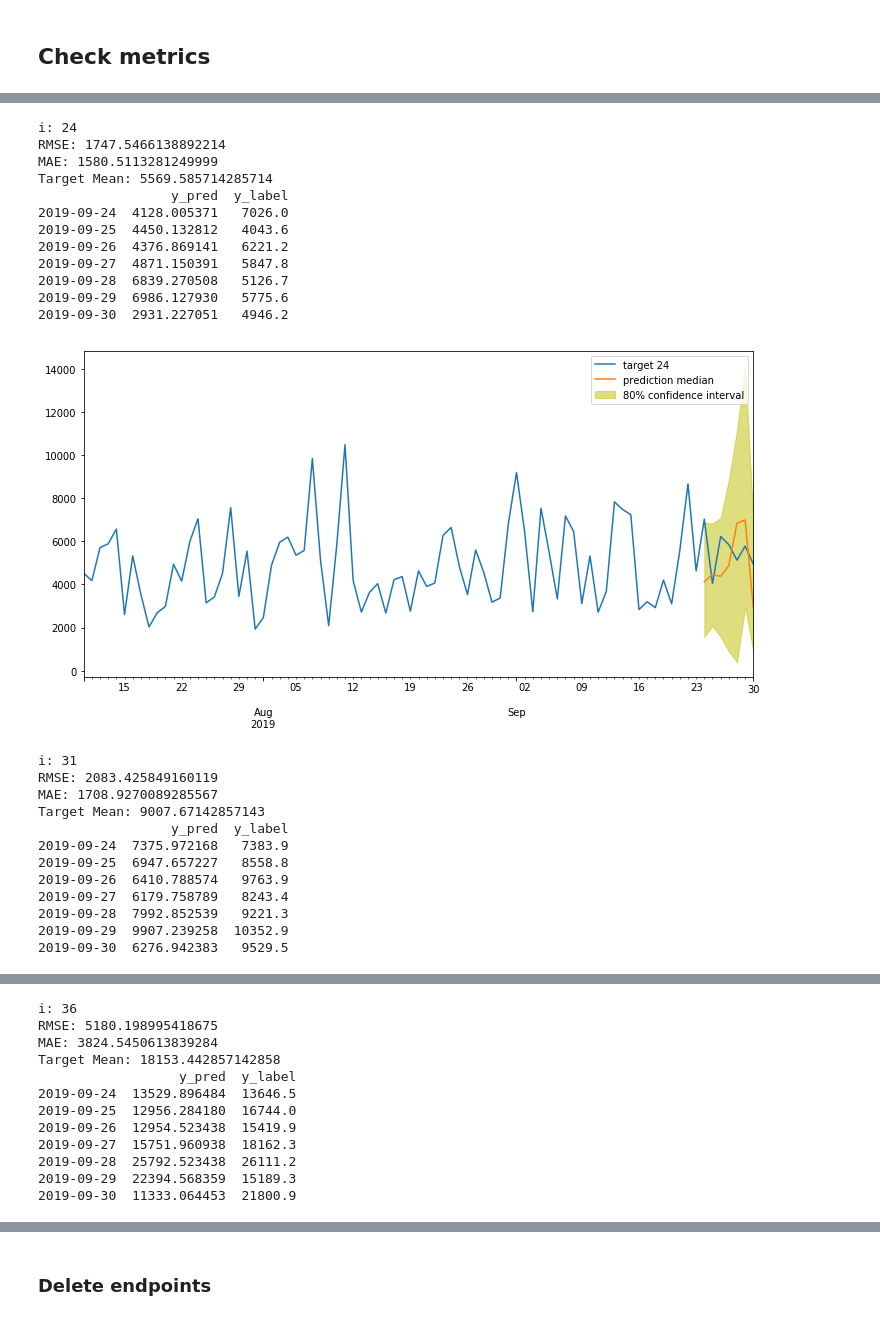
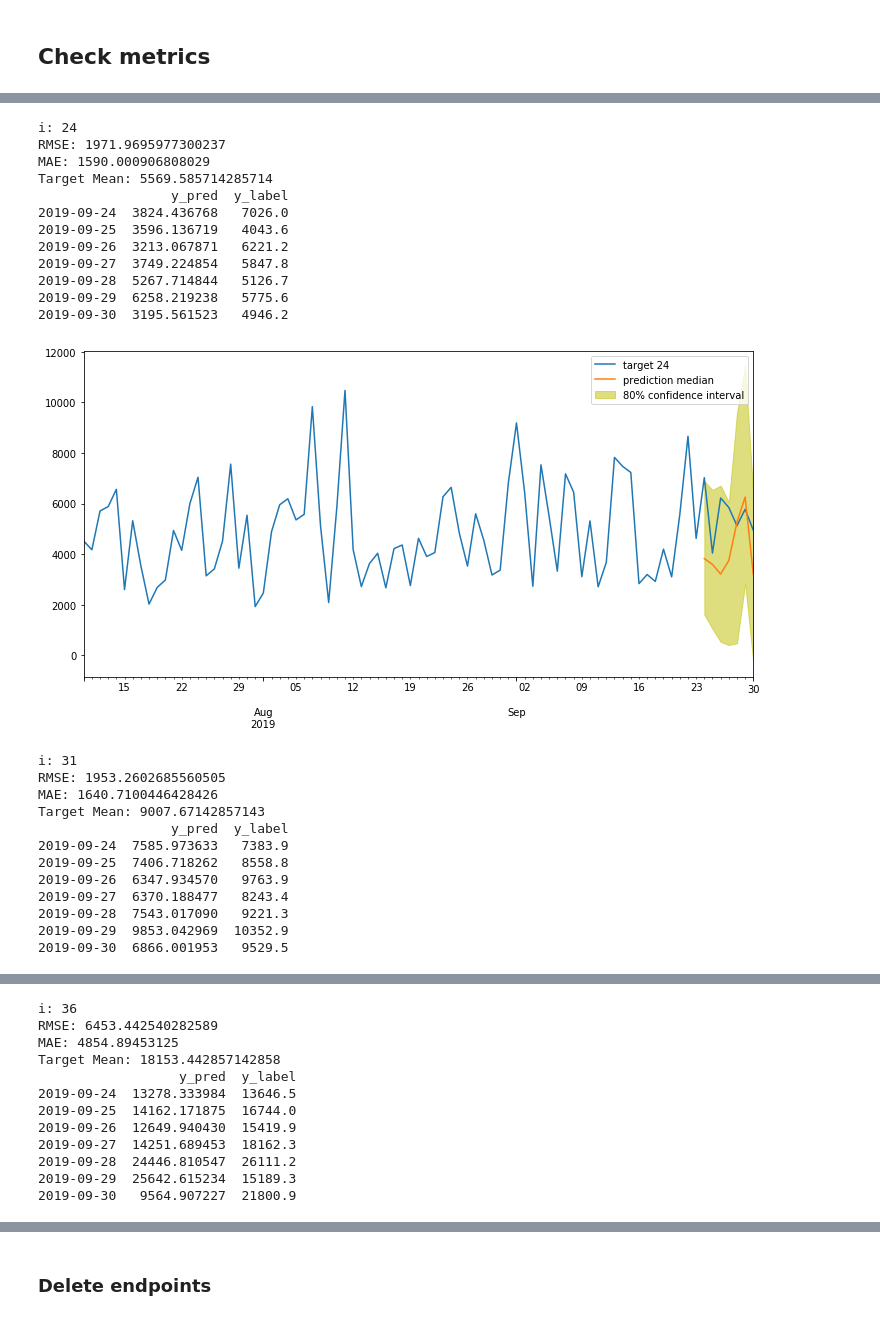
Before and after one commit to snowolf/lab_ts_forecast, a Jupyter notebook: 3-DeepAR.ipynb, the cells around one changed output, grey strips where cells are left out. Saved outputs shown, nothing was run; the diff lists cells and outputs as text; code cells hidden in the pictures.

```diff
--- a/3-DeepAR.ipynb
+++ b/3-DeepAR.ipynb
@@ -520,7 +524,8 @@ Print sample site stores prediction result, you can print more if you want.
 %%time
 from sklearn import metrics
 
-def show_metrics(sample_sites, target_quantile='0.5'):
+def show_metrics(sample_sites, pred_result, target_quantile='0.5'):
+    preds = pred_result
     for i in sample_sites:  # TODO len(timeseries)
         if preds[i] is None:
             continue
@@ -546,6 +551,6 @@ def show_metrics(sample_sites, target_quantile='0.5'):
         plt.legend()
         plt.show()
 
-show_metrics(sample_sites, target_quantile='0.5')
+show_metrics(sample_sites, preds, target_quantile='0.5')
 # %% [output]
 i: 24
@@ -902,30 +922,30 @@ df_new.to_csv("data/deepar-new-features-predict-result.csv")
 # %%
 %%time
 
-show_metrics( sample_sites, target_quantile='0.5')
+show_metrics( sample_sites, preds_new, target_quantile='0.5')
 # %% [output]
 i: 24
-RMSE: 1747.5466138892214
-MAE: 1580.5113281249999
+RMSE: 1971.9695977300237
+MAE: 1590.000906808029
 Target Mean: 5569.585714285714
                  y_pred  y_label
-2019-09-24  4128.005371   7026.0
-2019-09-25  4450.132812   4043.6
-2019-09-26  4376.869141   6221.2
-2019-09-27  4871.150391   5847.8
-2019-09-28  6839.270508   5126.7
-2019-09-29  6986.127930   5775.6
-2019-09-30  2931.227051   4946.2
+2019-09-24  3824.436768   7026.0
+2019-09-25  3596.136719   4043.6
+2019-09-26  3213.067871   6221.2
+2019-09-27  3749.224854   5847.8
+2019-09-28  5267.714844   5126.7
+2019-09-29  6258.219238   5775.6
+2019-09-30  3195.561523   4946.2
-[figure, old version]
+[figure, new version]
 i: 31
-RMSE: 2083.425849160119
-MAE: 1708.9270089285567
+RMSE: 1953.2602685560505
+MAE: 1640.7100446428426
 Target Mean: 9007.67142857143
                  y_pred  y_label
-2019-09-24  7375.972168   7383.9
-2019-09-25  6947.657227   8558.8
-2019-09-26  6410.788574   9763.9
-2019-09-27  6179.758789   8243.4
-2019-09-28  7992.852539   9221.3
-2019-09-29  9907.239258  10352.9
-2019-09-30  6276.942383   9529.5
+2019-09-24  7585.973633   7383.9
+2019-09-25  7406.718262   8558.8
+2019-09-26  6347.934570   9763.9
+2019-09-27  6370.188477   8243.4
+2019-09-28  7543.017090   9221.3
+2019-09-29  9853.042969  10352.9
+2019-09-30  6866.001953   9529.5
@@ -933,12 +953,12 @@ Target Mean: 9007.67142857143
 i: 36
-RMSE: 5180.198995418675
-MAE: 3824.5450613839284
+RMSE: 6453.442540282589
+MAE: 4854.89453125
 Target Mean: 18153.442857142858
                   y_pred  y_label
-2019-09-24  13529.896484  13646.5
-2019-09-25  12956.284180  16744.0
-2019-09-26  12954.523438  15419.9
-2019-09-27  15751.960938  18162.3
-2019-09-28  25792.523438  26111.2
-2019-09-29  22394.568359  15189.3
-2019-09-30  11333.064453  21800.9
+2019-09-24  13278.333984  13646.5
+2019-09-25  14162.171875  16744.0
+2019-09-26  12649.940430  15419.9
+2019-09-27  14251.689453  18162.3
+2019-09-28  24446.810547  26111.2
+2019-09-29  25642.615234  15189.3
+2019-09-30   9564.907227  21800.9
```
Also changed, not shown: parts of 17 cells of this notebook.
